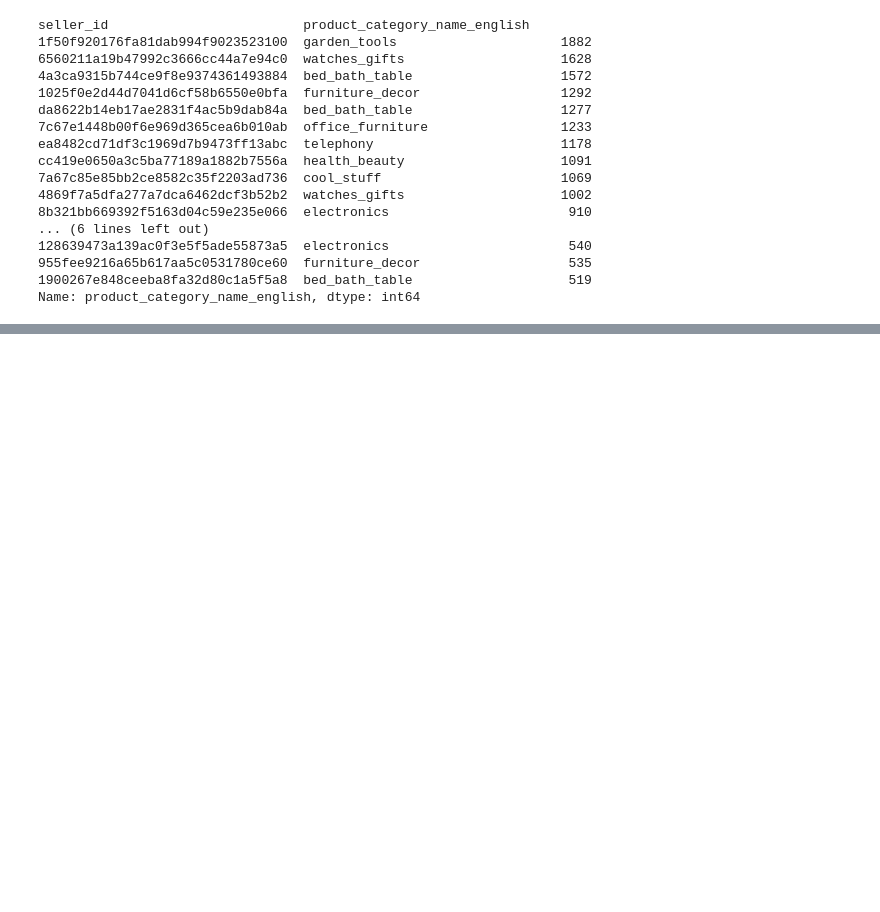
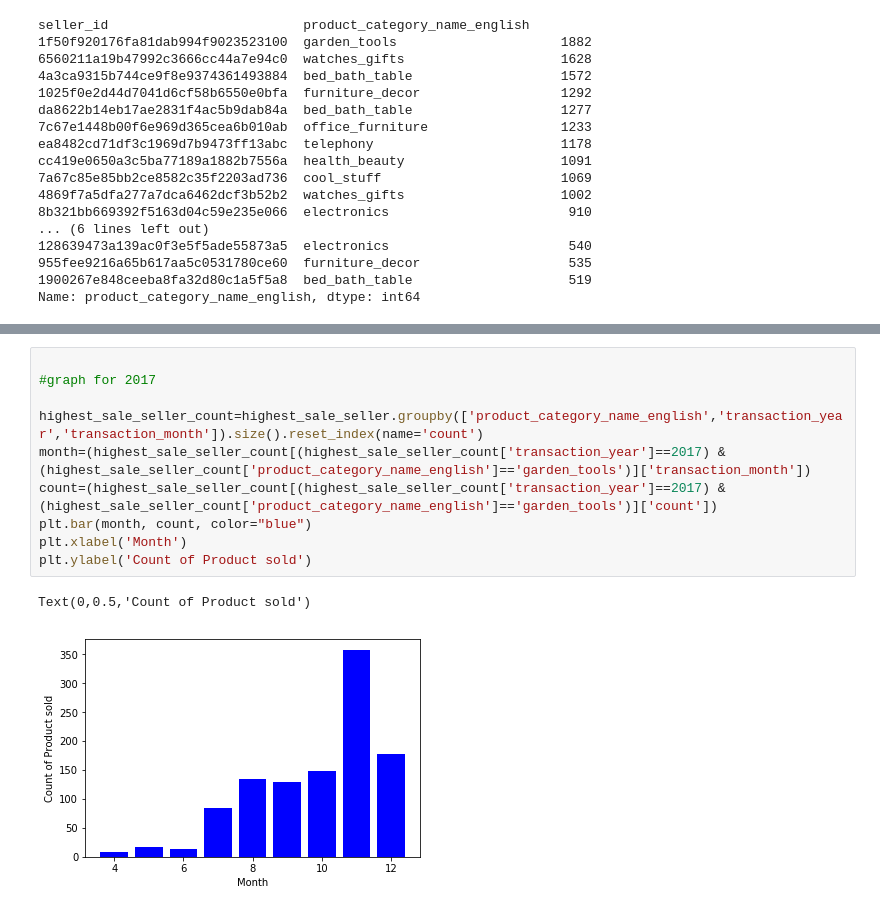
Before and after one commit to Anna103/E-commerce-Inventory-Management-by-Forecasting-Sales., a Jupyter notebook: understanding_data.ipynb, the cells around one changed output, grey strips where cells are left out. Drawn from its saved outputs; the diff is of its cells as text; blank space fills up the shorter version.

```diff
--- a/understanding_data.ipynb
+++ b/understanding_data.ipynb
@@ -332,0 +401,13 @@ Name: product_category_name_english, dtype: int64
+# %%
+
+#graph for 2017
+
+highest_sale_seller_count=highest_sale_seller.groupby(['product_category_name_english','transaction_year','transaction_month']).size().reset_index(name='count')
+month=(highest_sale_seller_count[(highest_sale_seller_count['transaction_year']==2017) & (highest_sale_seller_count['product_category_name_english']=='garden_tools')]['transaction_month'])
+count=(highest_sale_seller_count[(highest_sale_seller_count['transaction_year']==2017) & (highest_sale_seller_count['product_category_name_english']=='garden_tools')]['count'])
+plt.bar(month, count, color="blue")
+plt.xlabel('Month')
+plt.ylabel('Count of Product sold')
+# %% [output]
+Text(0,0.5,'Count of Product sold')
+[figure, added]
```
Also changed, not shown: parts of 14 cells of this notebook.
